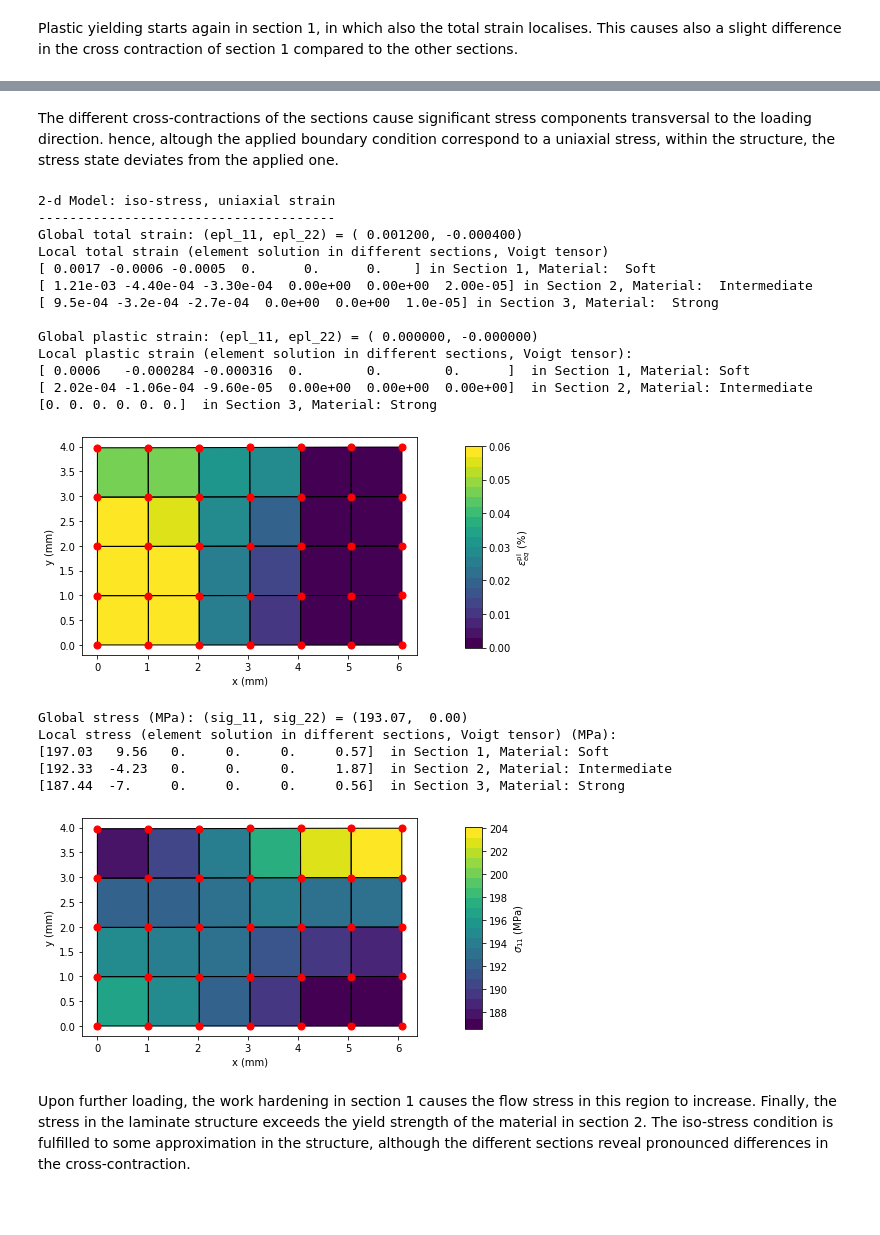
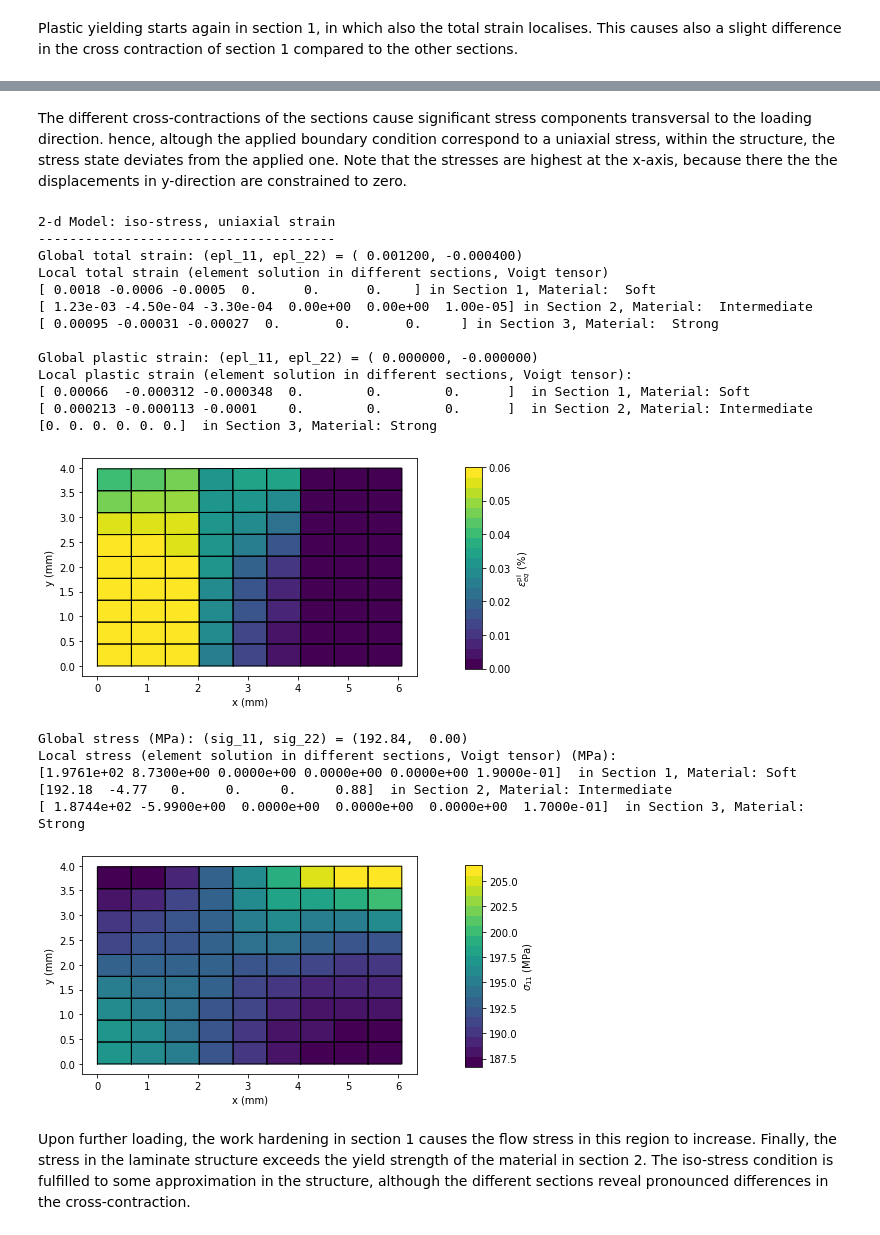
Before and after one commit to AHartmaier/pyLabFEA, a Jupyter notebook: notebooks/pyLabFEA_Homogenization.ipynb, the cells around one changed output, grey strips where cells are left out. Saved outputs shown, nothing was run; the diff lists cells and outputs as text; code cells hidden in the pictures; blank space fills up the shorter version.

```diff
--- a/notebooks/pyLabFEA_Homogenization.ipynb
+++ b/notebooks/pyLabFEA_Homogenization.ipynb
@@ -556,6 +556,4 @@ In the next step, we investigate how applying a uni-axial stress transversal to
 # %%
-mat3.plasticity(sy=210., khard=15.e3) # reduce yield strentgh of material 3 to 210MPa, instead of 230 MPa
-
 'laminate model is generated and elastic-plastic properties are assigned to each section'
 fem = FE.Model(dim=2, planestress=True) # generate an object for a 2d finite element model with plane stress conditions
 fem.geom([2, 2, 2], LY=4.)      # define 3 horizontal sections with 2 micron width per section, vertical dimension is 4 micron
@@ -570,11 +568,14 @@ fem.bctop(0., 'force')             # free boundary condition on top edge of plan
 ubc = 1.05*fem.lenx*mat1.sy/mat1.E # displacement on rhs boundary corresponding to yield strength of mat1 (+5%)
 fem.bcright(ubc, 'disp')           # displacement applied to rhs nodes
 'generate mesh'
-fem.mesh(NX=6, NY=4)   # create structured mesh with higer number of elements in verical direction
+ny = 9
+fem.mesh(NX=9, NY=ny)   # create structured mesh with higer number of elements in verical direction
 'solution of equations for mechanical equilibrium'
-fem.solve(verb=False)            # solve system of equations
+fem.solve(verb=False)   # solve system of equations
 'post-processing'
-fem.calc_global()      # calculate global stress and strain
+fem.calc_global()  # calculate global stress and strain
+iel2 = 3*ny        # first element in section 2
+iel3 = 6*ny        # first element in section 3
 
 print('2-d Model: transversal uniaxial stress')
 print('--------------------------------------')
@@ -582,18 +583,18 @@ print('Global total strain: (eps_11, eps_22) = (%9.6f, %9.6f)'
       % (fem.glob['eps'][0].round(decimals=4), fem.glob['eps'][1].round(decimals=4)))
 print('Local total strain (element solution in different sections, Voigt tensor)')
 print(fem.element[0].eps.round(decimals=4),'in Section 1, Material: ', fem.element[0].Mat.name)
-print(fem.element[8].eps.round(decimals=5),'in Section 2, Material: ', fem.element[8].Mat.name)
-print(fem.element[16].eps.round(decimals=5),'in Section 3, Material: ', fem.element[16].Mat.name)
+print(fem.element[iel2].eps.round(decimals=5),'in Section 2, Material: ', fem.element[iel2].Mat.name)
+print(fem.element[iel3].eps.round(decimals=5),'in Section 3, Material: ', fem.element[iel3].Mat.name)
 print('\nGlobal plastic strain: (epl_11, epl_22) = (%9.6f, %9.6f)'
       % (fem.glob['epl'][0].round(decimals=3), fem.glob['epl'][1].round(decimals=3)))
 print('Local plastic strain (element solution in different sections, Voigt tensor):')
 print(fem.element[0].epl.round(decimals=6),' in Section 1, Material:',fem.element[0].Mat.name)
-print(fem.element[8].epl.round(decimals=6),' in Section 2, Material:',fem.element[8].Mat.name)
-print(fem.element[16].epl.round(decimals=6),' in Section 3, Material:',fem.element[16].Mat.name)
+print(fem.element[iel2].epl.round(decimals=6),' in Section 2, Material:',fem.element[iel2].Mat.name)
+print(fem.element[iel3].epl.round(decimals=6),' in Section 3, Material:',fem.element[iel3].Mat.name)
 'create graphical output of model'
-fem.plot('strain1')                   # plot eps_11
-fem.plot('strain2')                   # plot eps_22
-fem.plot('peeq',vmin=0.,vmax=0.0015)  # plot eqiv. plastic strain
+fem.plot('strain1', shownodes=False)                   # plot eps_11
+fem.plot('strain2', shownodes=False)                   # plot eps_22
+fem.plot('peeq', shownodes=False,vmin=0.,vmax=0.0015)  # plot eqiv. plastic strain
 # %% [output]
 2-d Model: transversal uniaxial stress
 --------------------------------------
@@ -633,55 +634,55 @@ Local stress (element solution in different sections, Voigt tensor) (MPa):
 # %% [markdown]
-The different cross-contractions of the sections cause significant stress components transversal to the loading direction. hence, altough the applied boundary condition correspond to a uniaxial stress, within the structure, the stress state deviates from the applied one.
+The different cross-contractions of the sections cause significant stress components transversal to the loading direction. hence, altough the applied boundary condition correspond to a uniaxial stress, within the structure, the stress state deviates from the applied one. Note that the stresses are highest at the x-axis, because there the the displacements in y-direction are constrained to zero.
 # %%
 'increase load above the yield strength of mat2'
 ubc = 1.3*fem.lenx*mat2.sy/mat2.E
 fem.bcright(ubc, 'disp') # displacement on rhs nodes
 fem.solve()              # solve equations for mechanical equilibrium
 fem.calc_global()        # calculate global stress and strain
 
 print('2-d Model: iso-stress, uniaxial strain')
 print('--------------------------------------')
 print('Global total strain: (epl_11, epl_22) = (%9.6f, %9.6f)'
       % (fem.glob['eps'][0].round(decimals=4), fem.glob['eps'][1].round(decimals=4)))
 print('Local total strain (element solution in different sections, Voigt tensor)')
 print(fem.element[0].eps.round(decimals=4),'in Section 1, Material: ', fem.element[0].Mat.name)
-print(fem.element[8].eps.round(decimals=5),'in Section 2, Material: ', fem.element[8].Mat.name)
-print(fem.element[16].eps.round(decimals=5),'in Section 3, Material: ', fem.element[16].Mat.name)
+print(fem.element[iel2].eps.round(decimals=5),'in Section 2, Material: ', fem.element[iel2].Mat.name)
+print(fem.element[iel3].eps.round(decimals=5),'in Section 3, Material: ', fem.element[iel3].Mat.name)
 print('\nGlobal plastic strain: (epl_11, epl_22) = (%9.6f, %9.6f)'
       % (fem.glob['epl'][0].round(decimals=3), fem.glob['epl'][1].round(decimals=3)))
 print('Local plastic strain (element solution in different sections, Voigt tensor):')
 print(fem.element[0].epl.round(decimals=6),' in Section 1, Material:',fem.element[0].Mat.name)
-print(fem.element[8].epl.round(decimals=6),' in Section 2, Material:',fem.element[8].Mat.name)
-print(fem.element[16].epl.round(decimals=6),' in Section 3, Material:',fem.element[16].Mat.name)
-fem.plot('peeq',vmin=0., vmax=0.06)
+print(fem.element[iel2].epl.round(decimals=6),' in Section 2, Material:',fem.element[iel2].Mat.name)
+print(fem.element[iel3].epl.round(decimals=6),' in Section 3, Material:',fem.element[iel3].Mat.name)
+fem.plot('peeq', shownodes=False, vmin=0., vmax=0.06)
 print('\nGlobal stress (MPa): (sig_11, sig_22) = (%5.2f, %5.2f)'
       % (fem.glob['sig'][0].round(decimals=3), fem.glob['sig'][1].round(decimals=3)))
 print('Local stress (element solution in different sections, Voigt tensor) (MPa):')
 print(fem.element[0].sig.round(decimals=2),' in Section 1, Material:',fem.element[0].Mat.name)
-print(fem.element[8].sig.round(decimals=2),' in Section 2, Material:',fem.element[8].Mat.name)
-print(fem.element[16].sig.round(decimals=2),' in Section 3, Material:',fem.element[16].Mat.name)
-fem.plot('stress1')
+print(fem.element[iel2].sig.round(decimals=2),' in Section 2, Material:',fem.element[iel2].Mat.name)
+print(fem.element[iel3].sig.round(decimals=2),' in Section 3, Material:',fem.element[iel3].Mat.name)
+fem.plot('stress1', shownodes=False)
 # %% [output]
 2-d Model: iso-stress, uniaxial strain
 --------------------------------------
 Global total strain: (epl_11, epl_22) = ( 0.001200, -0.000400)
 Local total strain (element solution in different sections, Voigt tensor)
-[ 0.0017 -0.0006 -0.0005  0.      0.      0.    ] in Section 1, Material:  Soft
-[ 1.21e-03 -4.40e-04 -3.30e-04  0.00e+00  0.00e+00  2.00e-05] in Section 2, Material:  Intermediate
-[ 9.5e-04 -3.2e-04 -2.7e-04  0.0e+00  0.0e+00  1.0e-05] in Section 3, Material:  Strong
+[ 0.0018 -0.0006 -0.0005  0.      0.      0.    ] in Section 1, Material:  Soft
+[ 1.23e-03 -4.50e-04 -3.30e-04  0.00e+00  0.00e+00  1.00e-05] in Section 2, Material:  Intermediate
+[ 0.00095 -0.00031 -0.00027  0.       0.       0.     ] in Section 3, Material:  Strong
 
 Global plastic strain: (epl_11, epl_22) = ( 0.000000, -0.000000)
 Local plastic strain (element solution in different sections, Voigt tensor):
-[ 0.0006   -0.000284 -0.000316  0.        0.        0.      ]  in Section 1, Material: Soft
-[ 2.02e-04 -1.06e-04 -9.60e-05  0.00e+00  0.00e+00  0.00e+00]  in Section 2, Material: Intermediate
+[ 0.00066  -0.000312 -0.000348  0.        0.        0.      ]  in Section 1, Material: Soft
+[ 0.000213 -0.000113 -0.0001    0.        0.        0.      ]  in Section 2, Material: Intermediate
 [0. 0. 0. 0. 0. 0.]  in Section 3, Material: Strong
-[figure, old version]
+[figure, new version]
-Global stress (MPa): (sig_11, sig_22) = (193.07,  0.00)
+Global stress (MPa): (sig_11, sig_22) = (192.84,  0.00)
 Local stress (element solution in different sections, Voigt tensor) (MPa):
-[197.03   9.56   0.     0.     0.     0.57]  in Section 1, Material: Soft
-[192.33  -4.23   0.     0.     0.     1.87]  in Section 2, Material: Intermediate
-[187.44  -7.     0.     0.     0.     0.56]  in Section 3, Material: Strong
+[1.9761e+02 8.7300e+00 0.0000e+00 0.0000e+00 0.0000e+00 1.9000e-01]  in Section 1, Material: Soft
+[192.18  -4.77   0.     0.     0.     0.88]  in Section 2, Material: Intermediate
+[ 1.8744e+02 -5.9900e+00  0.0000e+00  0.0000e+00  0.0000e+00  1.7000e-01]  in Section 3, Material: Strong
-[figure, old version]
+[figure, new version]
 # %% [markdown]
 Upon further loading, the work hardening in section 1 causes the flow stress in this region to increase. Finally, the stress in the laminate structure exceeds the yield strength of the material in section 2. The iso-stress condition is fulfilled to some approximation in the structure, although the different sections reveal pronounced differences in the cross-contraction.
 # %%
```
Also changed, not shown: parts of 5 cells of this notebook, 1 other file.
